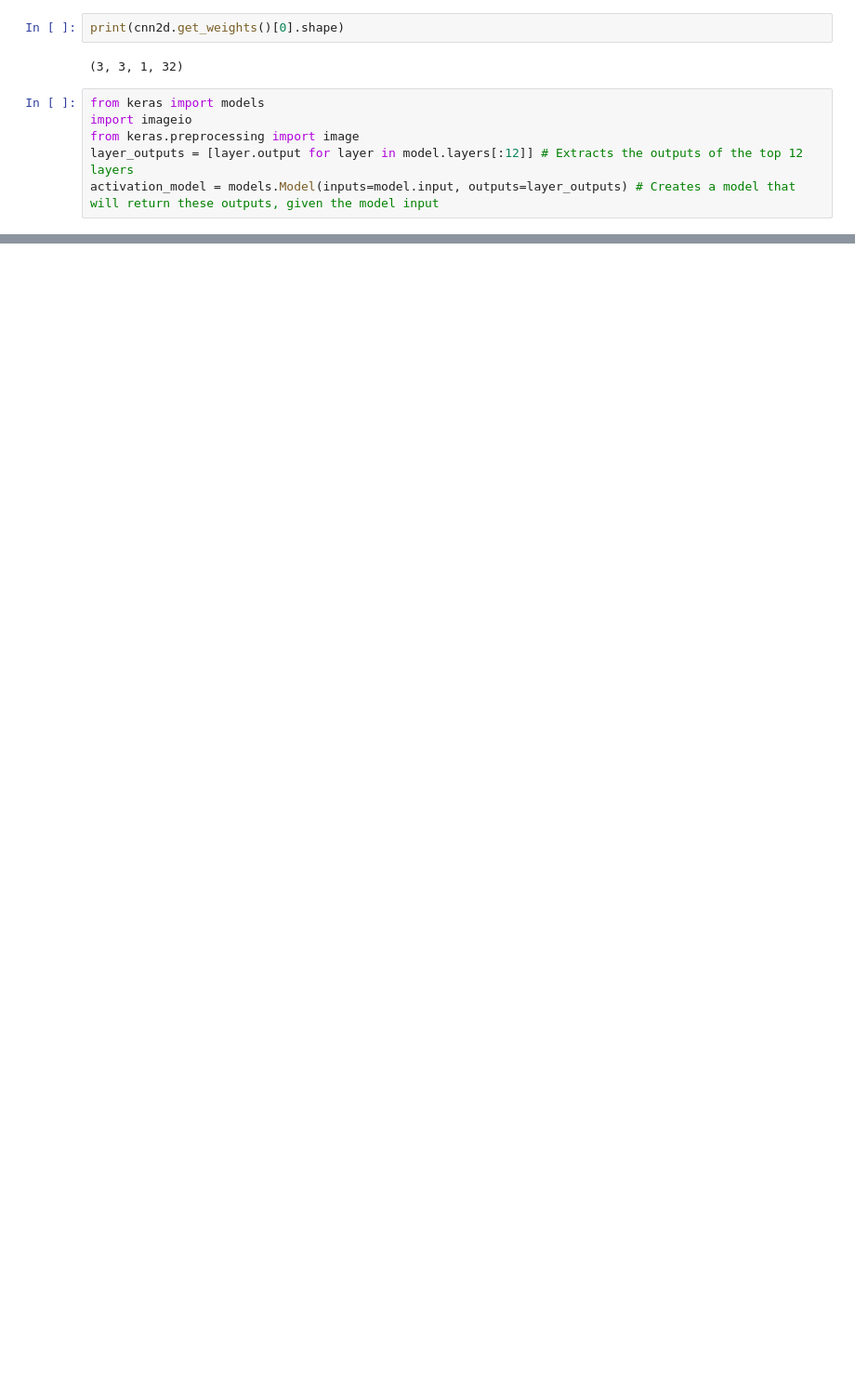
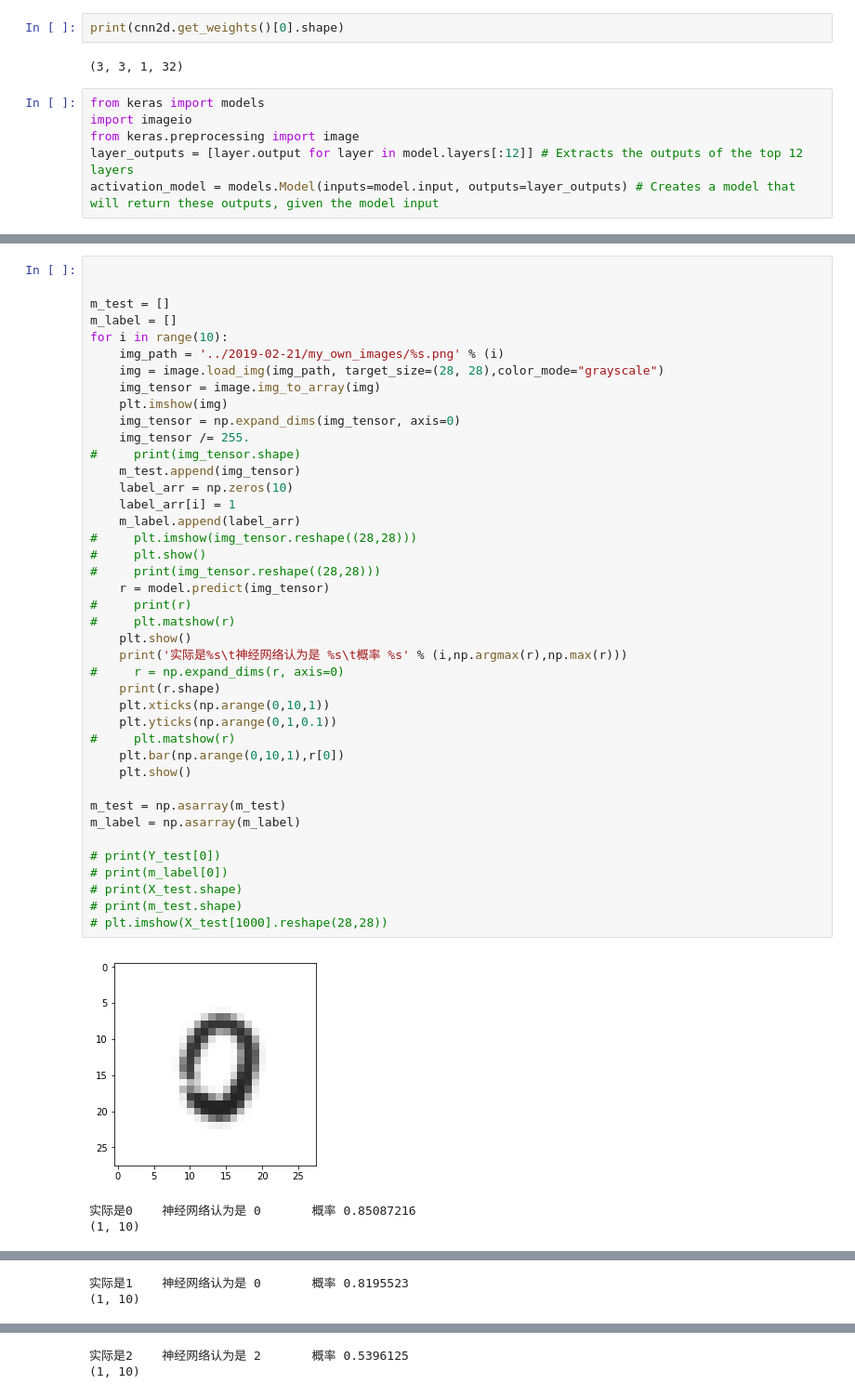
Before and after one commit to wukaikailive/-Study-Neural-Network, a Jupyter notebook: 2019-03-10/CNN.ipynb, the cells around one changed output, grey strips where cells are left out. Shown: that part at 93% size. Cells and saved outputs as stored; diff of their text form; blank space fills up the shorter version.

```diff
--- a/2019-03-10/CNN.ipynb
+++ b/2019-03-10/CNN.ipynb
@@ -225,0 +234,45 @@ IndexError: too many indices for array
+# %%
+
+
+m_test = []
+m_label = []
+for i in range(10):
+    img_path = '../2019-02-21/my_own_images/%s.png' % (i)
+    img = image.load_img(img_path, target_size=(28, 28),color_mode="grayscale")
+    img_tensor = image.img_to_array(img)
+    plt.imshow(img)
+    img_tensor = np.expand_dims(img_tensor, axis=0)
+    img_tensor /= 255.
+#     print(img_tensor.shape)
+    m_test.append(img_tensor)
+    label_arr = np.zeros(10)
+    label_arr[i] = 1
+    m_label.append(label_arr)
+#     plt.imshow(img_tensor.reshape((28,28)))
+#     plt.show()
+#     print(img_tensor.reshape((28,28)))
+    r = model.predict(img_tensor)
+#     print(r)
+#     plt.matshow(r)
+    plt.show()
+    print('实际是%s\t神经网络认为是 %s\t概率 %s' % (i,np.argmax(r),np.max(r)))
+#     r = np.expand_dims(r, axis=0)
+    print(r.shape)
+    plt.xticks(np.arange(0,10,1))
+    plt.yticks(np.arange(0,1,0.1))
+#     plt.matshow(r)
+    plt.bar(np.arange(0,10,1),r[0])
+    plt.show()
+
+m_test = np.asarray(m_test)
+m_label = np.asarray(m_label)
+
+# print(Y_test[0])
+# print(m_label[0])
+# print(X_test.shape)
+# print(m_test.shape)
+# plt.imshow(X_test[1000].reshape(28,28))
+# %% [output]
+[figure, added]
+实际是0    神经网络认为是 0       概率 0.85087216
+(1, 10)
@@ -225,0 +281,2 @@ IndexError: too many indices for array
+实际是1    神经网络认为是 0       概率 0.8195523
+(1, 10)
@@ -225,0 +285,2 @@ IndexError: too many indices for array
+实际是2    神经网络认为是 2       概率 0.5396125
+(1, 10)
```
Also changed, not shown: parts of 10 cells of this notebook, 1 other file.
